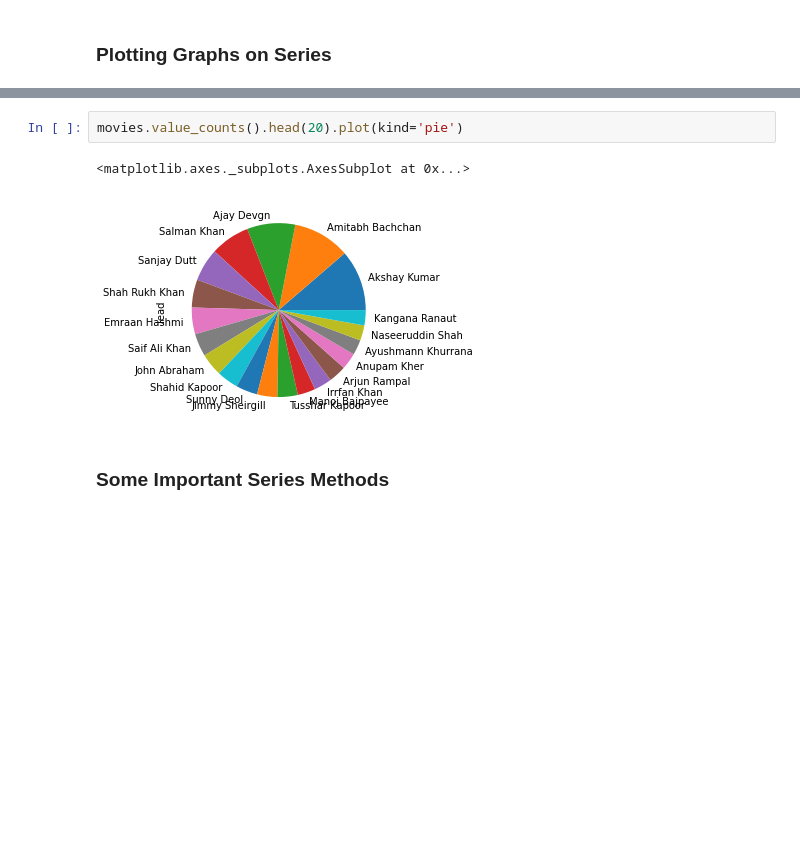
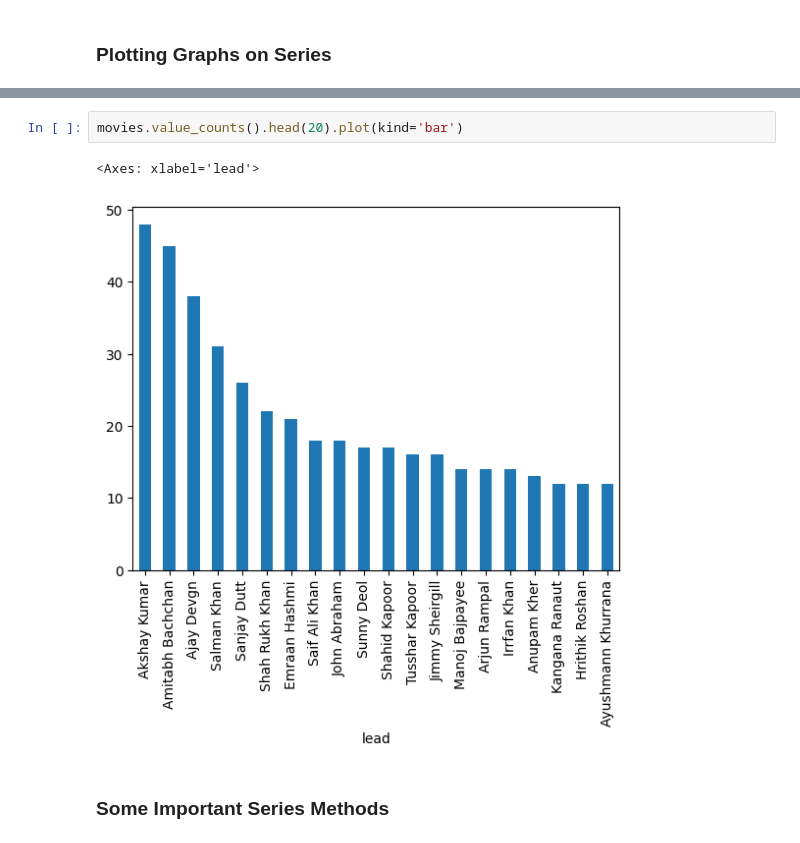
Before and after one commit to AhmadBinAbdulJabbar/campusx, a Jupyter notebook: session_16_pandas_series.ipynb, the cells around one changed output, grey strips where cells are left out. Cells and saved outputs as stored; diff of their text form; blank space fills up the shorter version.

```diff
--- a/session_16_pandas_series.ipynb
+++ b/session_16_pandas_series.ipynb
@@ -651,8 +683,8 @@ subs.plot()
 # %%
-movies.value_counts().head(20).plot(kind='pie')
+movies.value_counts().head(20).plot(kind='bar')
 # %% [output]
-<matplotlib.axes._subplots.AxesSubplot at 0x...>
+<Axes: xlabel='lead'>
-[figure, old version]
+[figure, new version]
 # %% [markdown]
 ### Some Important Series Methods
 # %%
```
Also changed, not shown: parts of 54 cells of this notebook.
